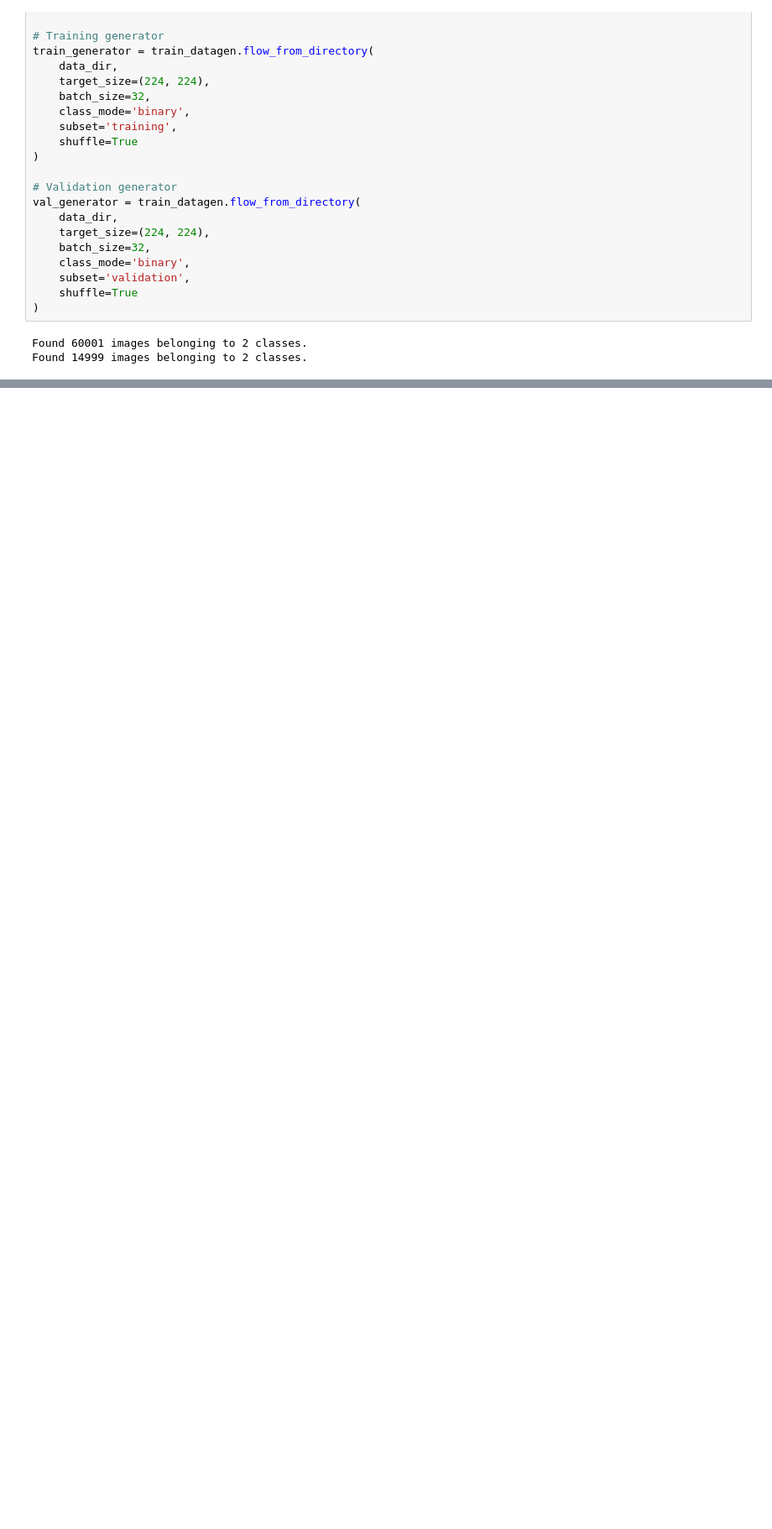
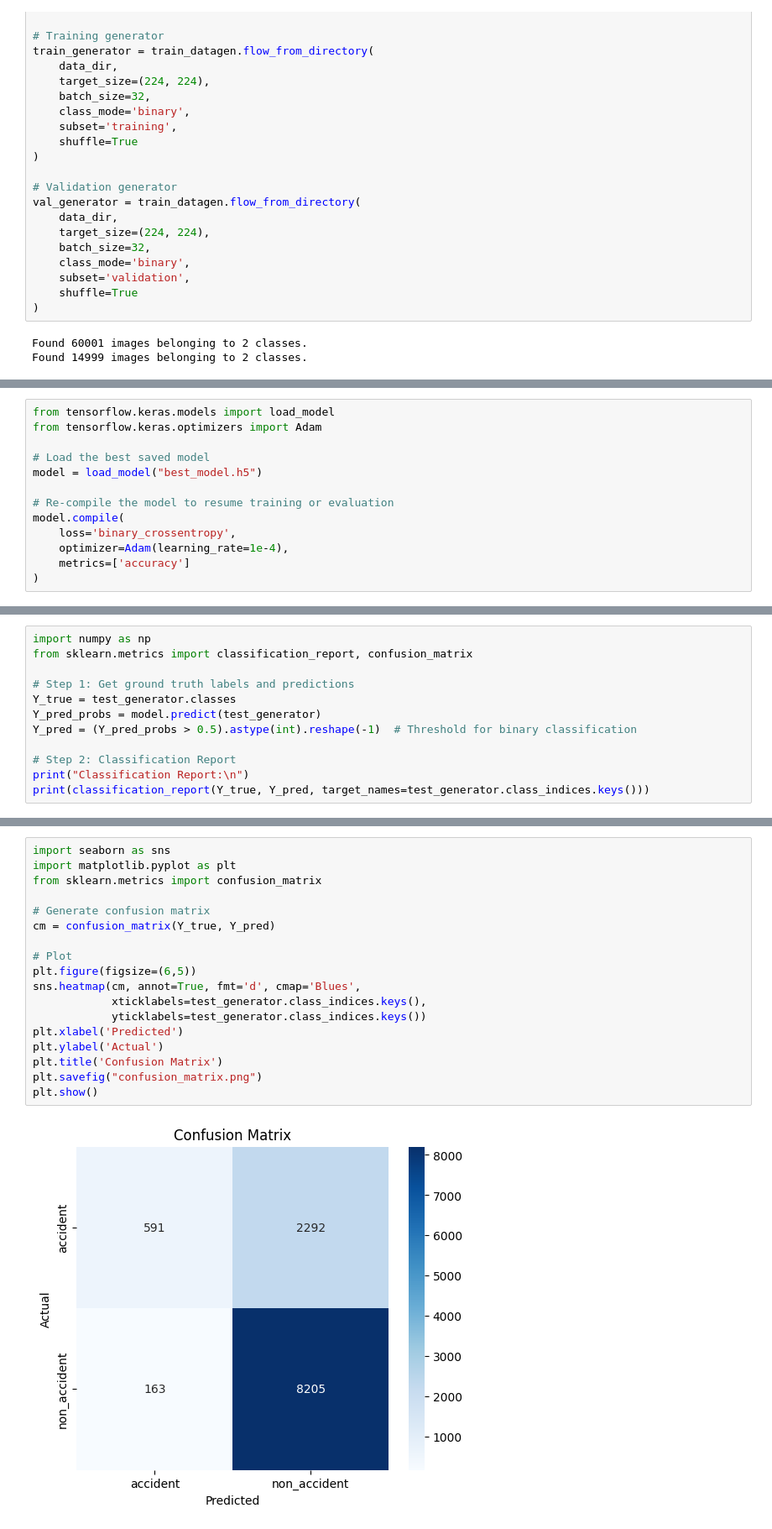
Before and after one commit to IEncryptSaad/DASHCAM-ANOMALY-CLASSIFIER, a Jupyter notebook: Dashcam_Anomaly_Classifier.ipynb, the cells around one changed output, grey strips where cells are left out. Shown at 84% size. Saved outputs shown, nothing was run; the diff lists cells and outputs as text; blank space fills up the shorter version.

```diff
--- a/Dashcam_Anomaly_Classifier.ipynb
+++ b/Dashcam_Anomaly_Classifier.ipynb
@@ -301,0 +399,13 @@ Epoch 1/10
+# %%
+from tensorflow.keras.models import load_model
+from tensorflow.keras.optimizers import Adam
+
+# Load the best saved model
+model = load_model("best_model.h5")
+
+# Re-compile the model to resume training or evaluation
+model.compile(
+    loss='binary_crossentropy',
+    optimizer=Adam(learning_rate=1e-4),
+    metrics=['accuracy']
+)
@@ -301,0 +421,12 @@ Epoch 1/10
+# %%
+import numpy as np
+from sklearn.metrics import classification_report, confusion_matrix
+
+# Step 1: Get ground truth labels and predictions
+Y_true = test_generator.classes
+Y_pred_probs = model.predict(test_generator)
+Y_pred = (Y_pred_probs > 0.5).astype(int).reshape(-1)  # Threshold for binary classification
+
+# Step 2: Classification Report
+print("Classification Report:\n")
+print(classification_report(Y_true, Y_pred, target_names=test_generator.class_indices.keys()))
@@ -301,0 +445,20 @@ Epoch 1/10
+# %%
+import seaborn as sns
+import matplotlib.pyplot as plt
+from sklearn.metrics import confusion_matrix
+
+# Generate confusion matrix
+cm = confusion_matrix(Y_true, Y_pred)
+
+# Plot
+plt.figure(figsize=(6,5))
+sns.heatmap(cm, annot=True, fmt='d', cmap='Blues',
+            xticklabels=test_generator.class_indices.keys(),
+            yticklabels=test_generator.class_indices.keys())
+plt.xlabel('Predicted')
+plt.ylabel('Actual')
+plt.title('Confusion Matrix')
+plt.savefig("confusion_matrix.png")
+plt.show()
+# %% [output]
+[figure, added]
```
Also changed, not shown: parts of 12 cells of this notebook.
